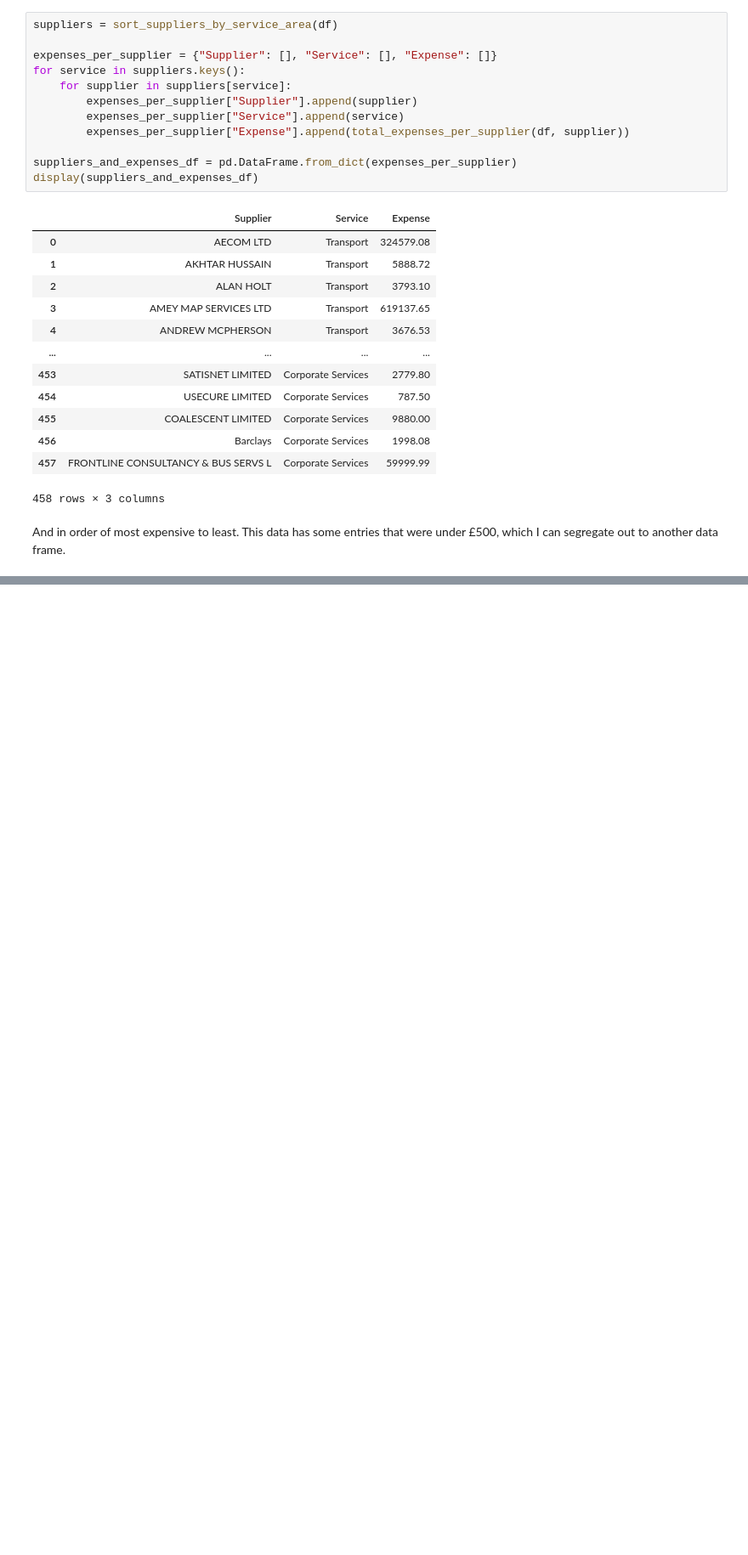
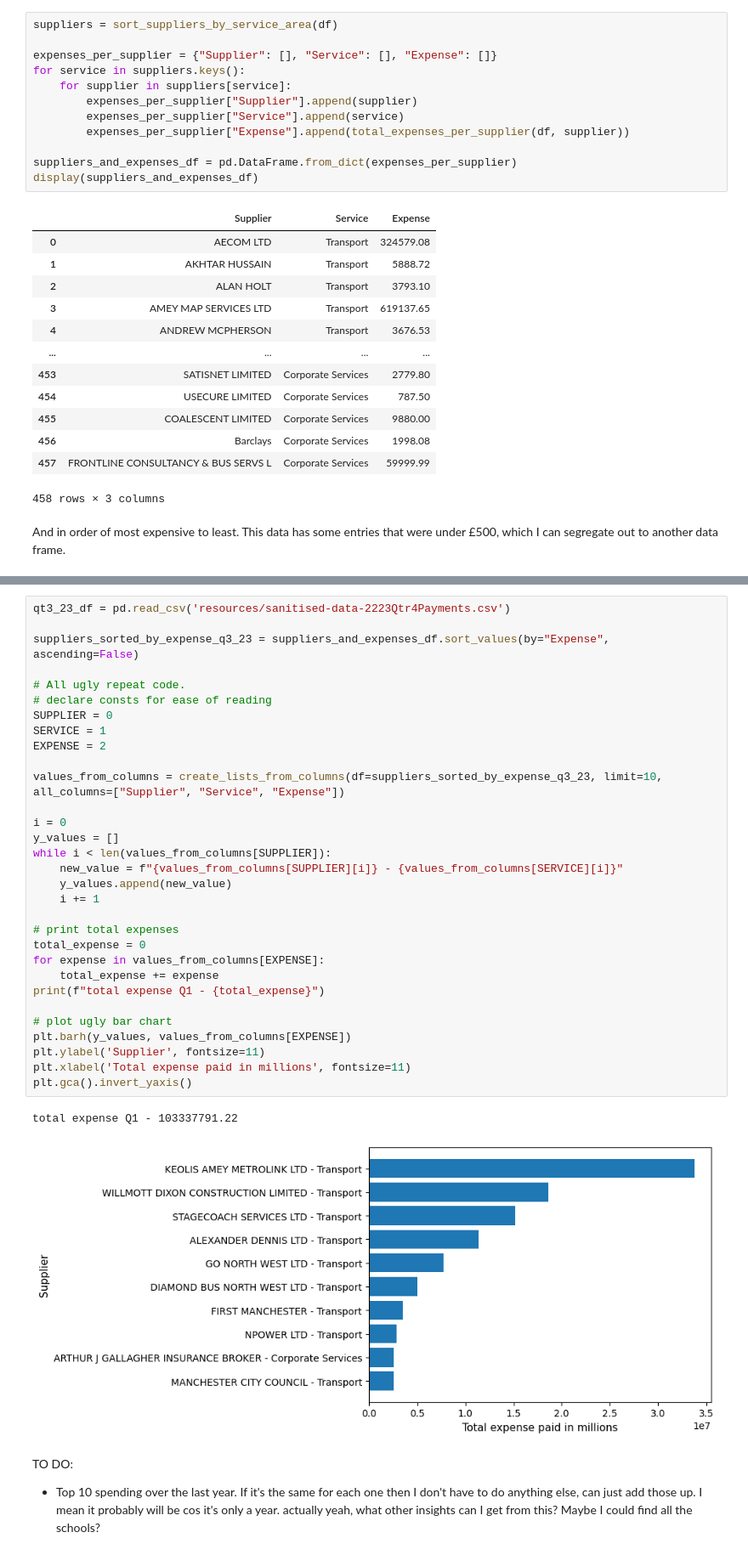
Before and after one commit to RamiYasir/I-Like-Trains, a Jupyter notebook: analysis.ipynb, the cells around one changed output, grey strips where cells are left out. Shown: that part at 85% size. Cells and saved outputs as stored; diff of their text form; blank space fills up the shorter version.

```diff
--- a/analysis.ipynb
+++ b/analysis.ipynb
@@ -129,0 +109,37 @@ First up, the
+# %%
+qt3_23_df = pd.read_csv('resources/sanitised-data-2223Qtr4Payments.csv')
+
+suppliers_sorted_by_expense_q3_23 = suppliers_and_expenses_df.sort_values(by="Expense", ascending=False)
+
+# All ugly repeat code.
+# declare consts for ease of reading
+SUPPLIER = 0
+SERVICE = 1
+EXPENSE = 2
+
+values_from_columns = create_lists_from_columns(df=suppliers_sorted_by_expense_q3_23, limit=10, all_columns=["Supplier", "Service", "Expense"])
+
+i = 0
+y_values = []
+while i < len(values_from_columns[SUPPLIER]):
+    new_value = f"{values_from_columns[SUPPLIER][i]} - {values_from_columns[SERVICE][i]}"
+    y_values.append(new_value)
+    i += 1
+
+# print total expenses
+total_expense = 0
+for expense in values_from_columns[EXPENSE]:
+    total_expense += expense
+print(f"total expense Q1 - {total_expense}")
+
+# plot ugly bar chart
+plt.barh(y_values, values_from_columns[EXPENSE])
+plt.ylabel('Supplier', fontsize=11)
+plt.xlabel('Total expense paid in millions', fontsize=11)
+plt.gca().invert_yaxis()
+# %% [output]
+total expense Q1 - 103337791.22
+[figure, added]
+# %% [markdown]
+TO DO:
+* Top 10 spending over the last year. If it's the same for each one then I don't have to do anything else, can just add those up. I mean it probably will be cos it's only a year. actually yeah, what other insights can I get from this? Maybe I could find all the schools?
```
Also changed, not shown: parts of 7 cells of this notebook, 5 other files.
